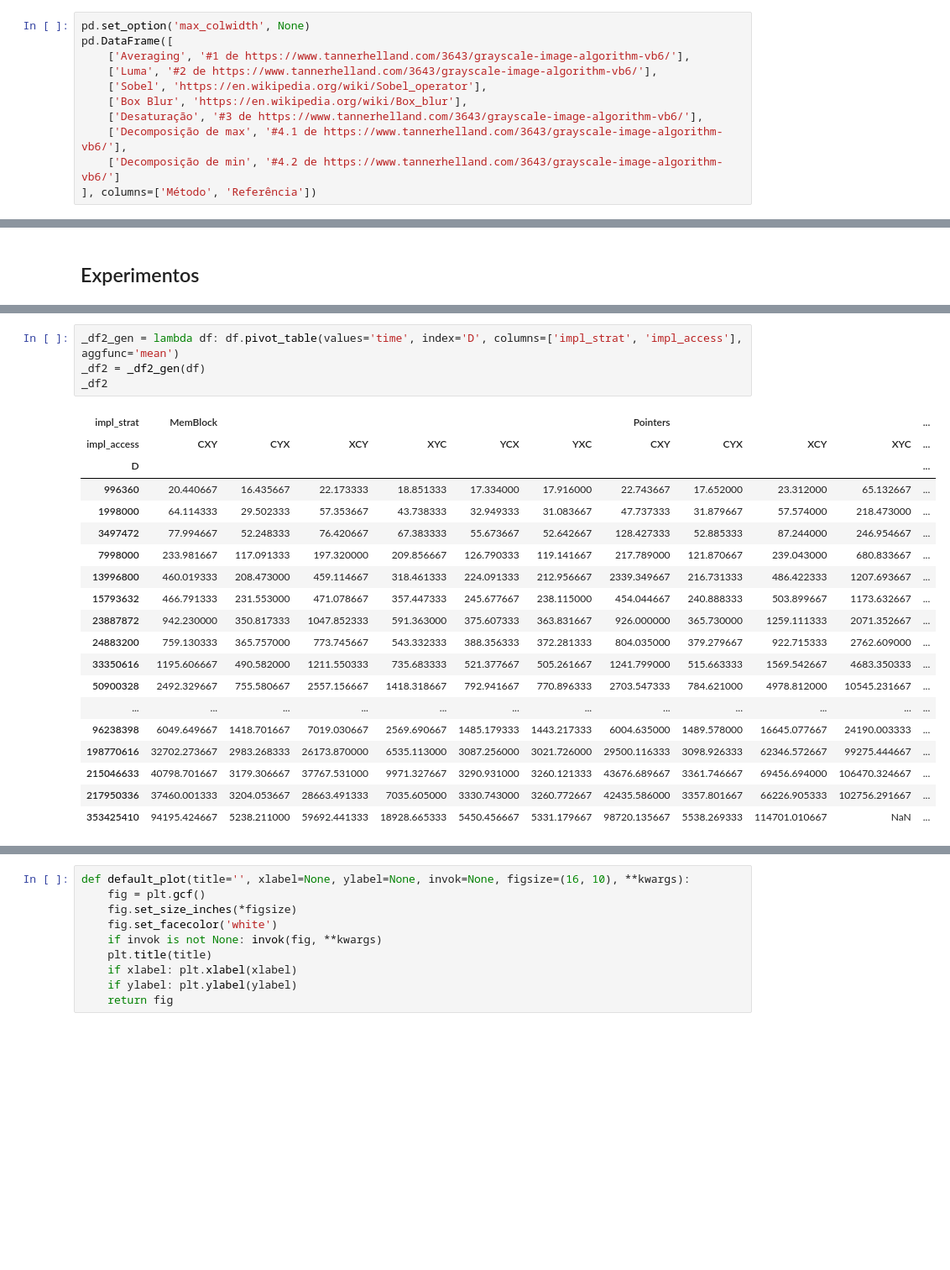
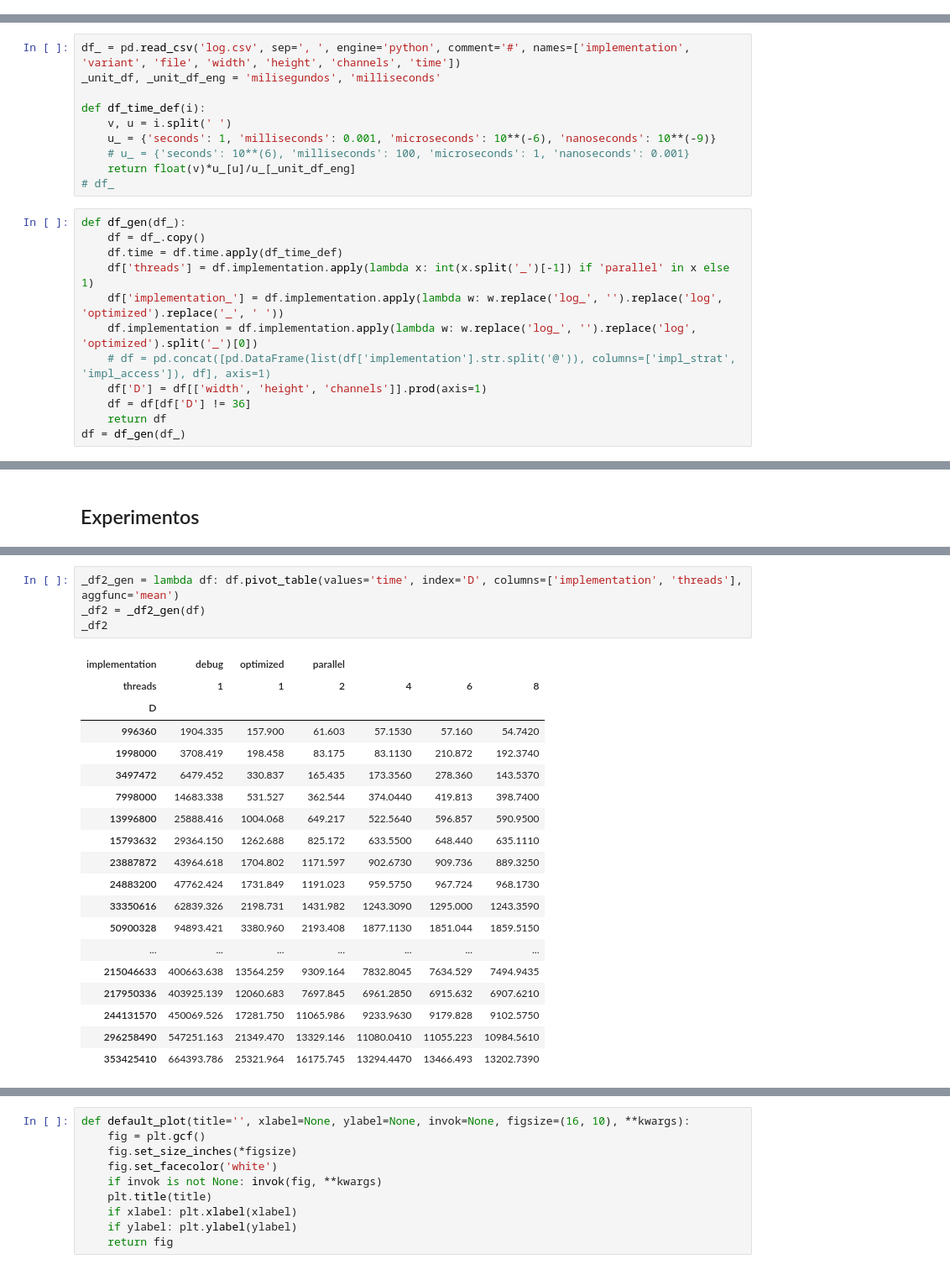
Before and after one commit to VictorKoehler/PPGI-ARQ-A8ImageBenchmarkParallel, a Jupyter notebook: report/parser.ipynb, the cells around one changed output, grey strips where cells are left out. Shown at 84% size. Cells and saved outputs as stored; diff of their text form; blank space fills up the shorter version.

```diff
--- a/report/parser.ipynb
+++ b/report/parser.ipynb
@@ -37,11 +28,0 @@ A Tabela a seguir apresenta os filtros implementados em `ImagingAlgorithms.hpp`
-# %%
-pd.set_option('max_colwidth', None)
-pd.DataFrame([
-    ['Averaging', '#1 de https://www.tannerhelland.com/3643/grayscale-image-algorithm-vb6/'],
-    ['Luma', '#2 de https://www.tannerhelland.com/3643/grayscale-image-algorithm-vb6/'],
-    ['Sobel', 'https://en.wikipedia.org/wiki/Sobel_operator'],
-    ['Box Blur', 'https://en.wikipedia.org/wiki/Box_blur'],
-    ['Desaturação', '#3 de https://www.tannerhelland.com/3643/grayscale-image-algorithm-vb6/'],
-    ['Decomposição de max', '#4.1 de https://www.tannerhelland.com/3643/grayscale-image-algorithm-vb6/'],
-    ['Decomposição de min', '#4.2 de https://www.tannerhelland.com/3643/grayscale-image-algorithm-vb6/']
-], columns=['Método', 'Referência'])
@@ -221,0 +29,22 @@ Todos os acessos a imagem de entrada são encapsulados por essa classe, o que pe
+# %%
+df_ = pd.read_csv('log.csv', sep=', ', engine='python', comment='#', names=['implementation', 'variant', 'file', 'width', 'height', 'channels', 'time'])
+_unit_df, _unit_df_eng = 'milisegundos', 'milliseconds'
+
+def df_time_def(i):
+    v, u = i.split(' ')
+    u_ = {'seconds': 1, 'milliseconds': 0.001, 'microseconds': 10**(-6), 'nanoseconds': 10**(-9)}
+    # u_ = {'seconds': 10**(6), 'milliseconds': 100, 'microseconds': 1, 'nanoseconds': 0.001}
+    return float(v)*u_[u]/u_[_unit_df_eng]
+# df_
+# %%
+def df_gen(df_):
+    df = df_.copy()
+    df.time = df.time.apply(df_time_def)
+    df['threads'] = df.implementation.apply(lambda x: int(x.split('_')[-1]) if 'parallel' in x else 1)
+    df['implementation_'] = df.implementation.apply(lambda w: w.replace('log_', '').replace('log', 'optimized').replace('_', ' '))
+    df.implementation = df.implementation.apply(lambda w: w.replace('log_', '').replace('log', 'optimized').split('_')[0])
+    # df = pd.concat([pd.DataFrame(list(df['implementation'].str.split('@')), columns=['impl_strat', 'impl_access']), df], axis=1)
+    df['D'] = df[['width', 'height', 'channels']].prod(axis=1)
+    df = df[df['D'] != 36]
+    return df
+df = df_gen(df_)
@@ -288,25 +98,25 @@ Note que a última linha, que aloca de maneira ineficiente 3 `pixel_unit` (3 byt
 # %%
-_df2_gen = lambda df: df.pivot_table(values='time', index='D', columns=['impl_strat', 'impl_access'], aggfunc='mean')
+_df2_gen = lambda df: df.pivot_table(values='time', index='D', columns=['implementation', 'threads'], aggfunc='mean')
 _df2 = _df2_gen(df)
 _df2
 # %% [output]
-| impl_strat | MemBlock |  |  |  |  |  | Pointers |  |  |  | ... |
-| impl_access | CXY | CYX | XCY | XYC | YCX | YXC | CXY | CYX | XCY | XYC | ... |
-| D |  |  |  |  |  |  |  |  |  |  | ... |
-| 996360 | 20.440667 | 16.435667 | 22.173333 | 18.851333 | 17.334000 | 17.916000 | 22.743667 | 17.652000 | 23.312000 | 65.132667 | ... |
-| 1998000 | 64.114333 | 29.502333 | 57.353667 | 43.738333 | 32.949333 | 31.083667 | 47.737333 | 31.879667 | 57.574000 | 218.473000 | ... |
-| 3497472 | 77.994667 | 52.248333 | 76.420667 | 67.383333 | 55.673667 | 52.642667 | 128.427333 | 52.885333 | 87.244000 | 246.954667 | ... |
-| 7998000 | 233.981667 | 117.091333 | 197.320000 | 209.856667 | 126.790333 | 119.141667 | 217.789000 | 121.870667 | 239.043000 | 680.833667 | ... |
-| 13996800 | 460.019333 | 208.473000 | 459.114667 | 318.461333 | 224.091333 | 212.956667 | 2339.349667 | 216.731333 | 486.422333 | 1207.693667 | ... |
-| 15793632 | 466.791333 | 231.553000 | 471.078667 | 357.447333 | 245.677667 | 238.115000 | 454.044667 | 240.888333 | 503.899667 | 1173.632667 | ... |
-| 23887872 | 942.230000 | 350.817333 | 1047.852333 | 591.363000 | 375.607333 | 363.831667 | 926.000000 | 365.730000 | 1259.111333 | 2071.352667 | ... |
-| 24883200 | 759.130333 | 365.757000 | 773.745667 | 543.332333 | 388.356333 | 372.281333 | 804.035000 | 379.279667 | 922.715333 | 2762.609000 | ... |
-| 33350616 | 1195.606667 | 490.582000 | 1211.550333 | 735.683333 | 521.377667 | 505.261667 | 1241.799000 | 515.663333 | 1569.542667 | 4683.350333 | ... |
-| 50900328 | 2492.329667 | 755.580667 | 2557.156667 | 1418.318667 | 792.941667 | 770.896333 | 2703.547333 | 784.621000 | 4978.812000 | 10545.231667 | ... |
-| ... | ... | ... | ... | ... | ... | ... | ... | ... | ... | ... | ... |
-| 96238398 | 6049.649667 | 1418.701667 | 7019.030667 | 2569.690667 | 1485.179333 | 1443.217333 | 6004.635000 | 1489.578000 | 16645.077667 | 24190.003333 | ... |
-| 198770616 | 32702.273667 | 2983.268333 | 26173.870000 | 6535.113000 | 3087.256000 | 3021.726000 | 29500.116333 | 3098.926333 | 62346.572667 | 99275.444667 | ... |
-| 215046633 | 40798.701667 | 3179.306667 | 37767.531000 | 9971.327667 | 3290.931000 | 3260.121333 | 43676.689667 | 3361.746667 | 69456.694000 | 106470.324667 | ... |
-| 217950336 | 37460.001333 | 3204.053667 | 28663.491333 | 7035.605000 | 3330.743000 | 3260.772667 | 42435.586000 | 3357.801667 | 66226.905333 | 102756.291667 | ... |
-| 353425410 | 94195.424667 | 5238.211000 | 59692.441333 | 18928.665333 | 5450.456667 | 5331.179667 | 98720.135667 | 5538.269333 | 114701.010667 | NaN | ... |
+| implementation | debug | optimized | parallel |  |  |  |
+| threads | 1 | 1 | 2 | 4 | 6 | 8 |
+| D |  |  |  |  |  |  |
+| 996360 | 1904.335 | 157.900 | 61.603 | 57.1530 | 57.160 | 54.7420 |
+| 1998000 | 3708.419 | 198.458 | 83.175 | 83.1130 | 210.872 | 192.3740 |
+| 3497472 | 6479.452 | 330.837 | 165.435 | 173.3560 | 278.360 | 143.5370 |
+| 7998000 | 14683.338 | 531.527 | 362.544 | 374.0440 | 419.813 | 398.7400 |
+| 13996800 | 25888.416 | 1004.068 | 649.217 | 522.5640 | 596.857 | 590.9500 |
+| 15793632 | 29364.150 | 1262.688 | 825.172 | 633.5500 | 648.440 | 635.1110 |
+| 23887872 | 43964.618 | 1704.802 | 1171.597 | 902.6730 | 909.736 | 889.3250 |
+| 24883200 | 47762.424 | 1731.849 | 1191.023 | 959.5750 | 967.724 | 968.1730 |
+| 33350616 | 62839.326 | 2198.731 | 1431.982 | 1243.3090 | 1295.000 | 1243.3590 |
+| 50900328 | 94893.421 | 3380.960 | 2193.408 | 1877.1130 | 1851.044 | 1859.5150 |
+| ... | ... | ... | ... | ... | ... | ... |
+| 215046633 | 400663.638 | 13564.259 | 9309.164 | 7832.8045 | 7634.529 | 7494.9435 |
+| 217950336 | 403925.139 | 12060.683 | 7697.845 | 6961.2850 | 6915.632 | 6907.6210 |
+| 244131570 | 450069.526 | 17281.750 | 11065.986 | 9233.9630 | 9179.828 | 9102.5750 |
+| 296258490 | 547251.163 | 21349.470 | 13329.146 | 11080.0410 | 11055.223 | 10984.5610 |
+| 353425410 | 664393.786 | 25321.964 | 16175.745 | 13294.4470 | 13466.493 | 13202.7390 |
 # %% [markdown]
```
Also changed, not shown: parts of 64 cells of this notebook, 46 other files.
